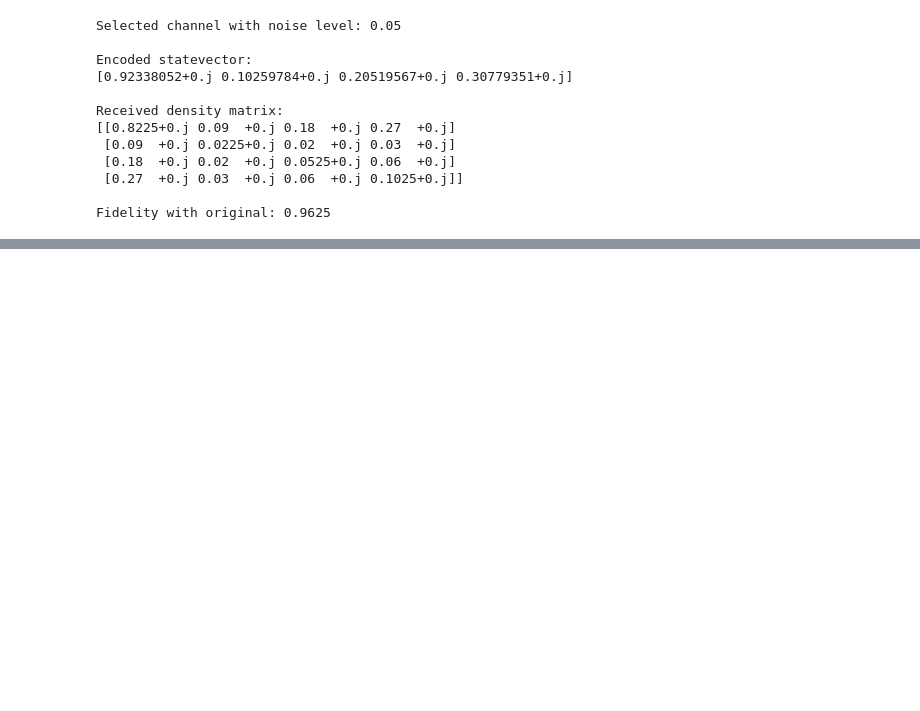
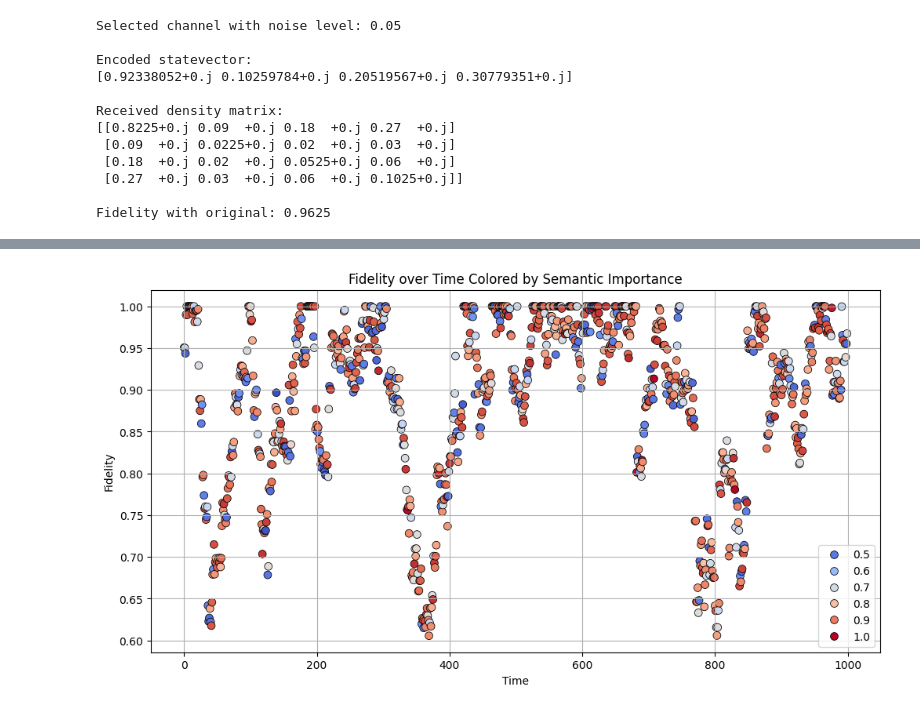
Before and after one commit to Prakash-Sankalan/Q-Semantic_Communication, a Jupyter notebook: QSG_Qsemantic.ipynb, the cells around one changed output, grey strips where cells are left out. Drawn from its saved outputs; the diff is of its cells as text; code cells hidden in the pictures; blank space fills up the shorter version.

```diff
--- a/QSG_Qsemantic.ipynb
+++ b/QSG_Qsemantic.ipynb
@@ -592,0 +1407,12 @@ Fidelity with original state: 0.9531
+# %%
+time, fidelities, channel_noise_over_time, selected_channel_over_time, importance_over_time = main()
+# %%
+plt.figure(figsize=(12,6))
+sns.scatterplot(x=time, y=fidelities, hue=importance_over_time, palette='coolwarm', s=50, edgecolor='black')
+plt.title('Fidelity over Time Colored by Semantic Importance')
+plt.xlabel('Time')
+plt.ylabel('Fidelity')
+plt.grid()
+plt.show()
+# %% [output]
+[figure, added]
```
Also changed, not shown: parts of 21 cells of this notebook.
